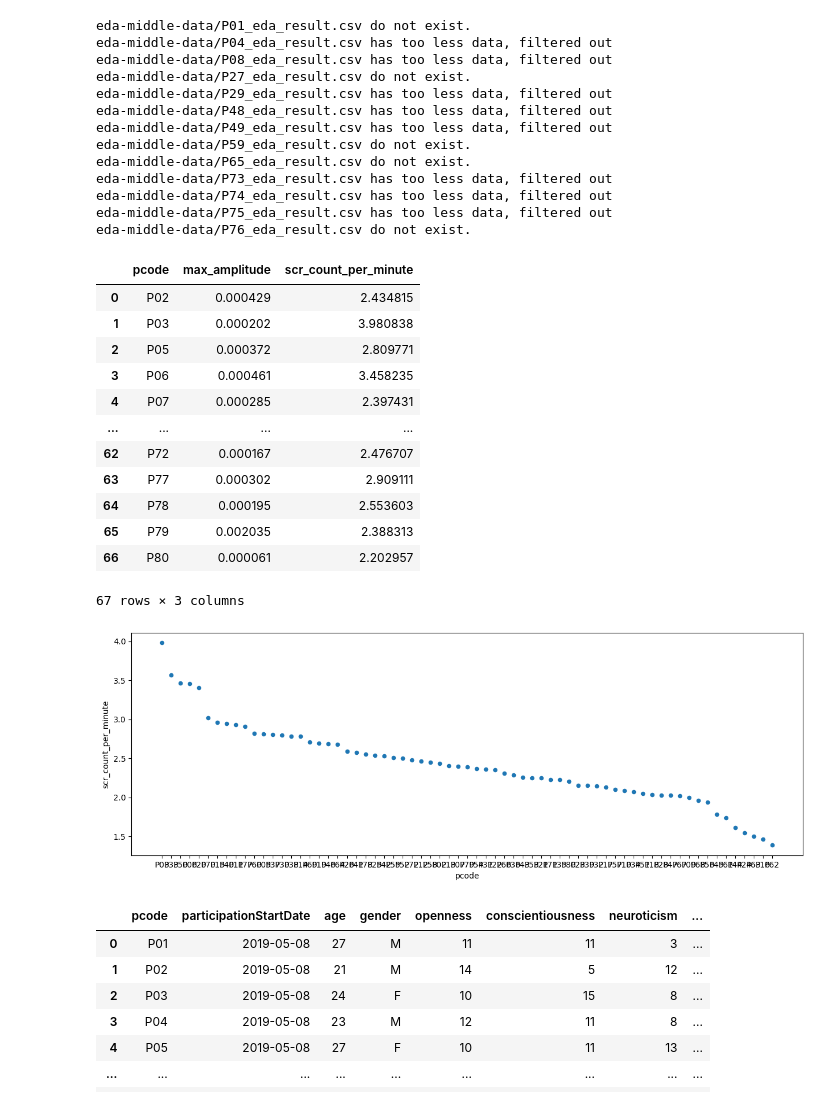
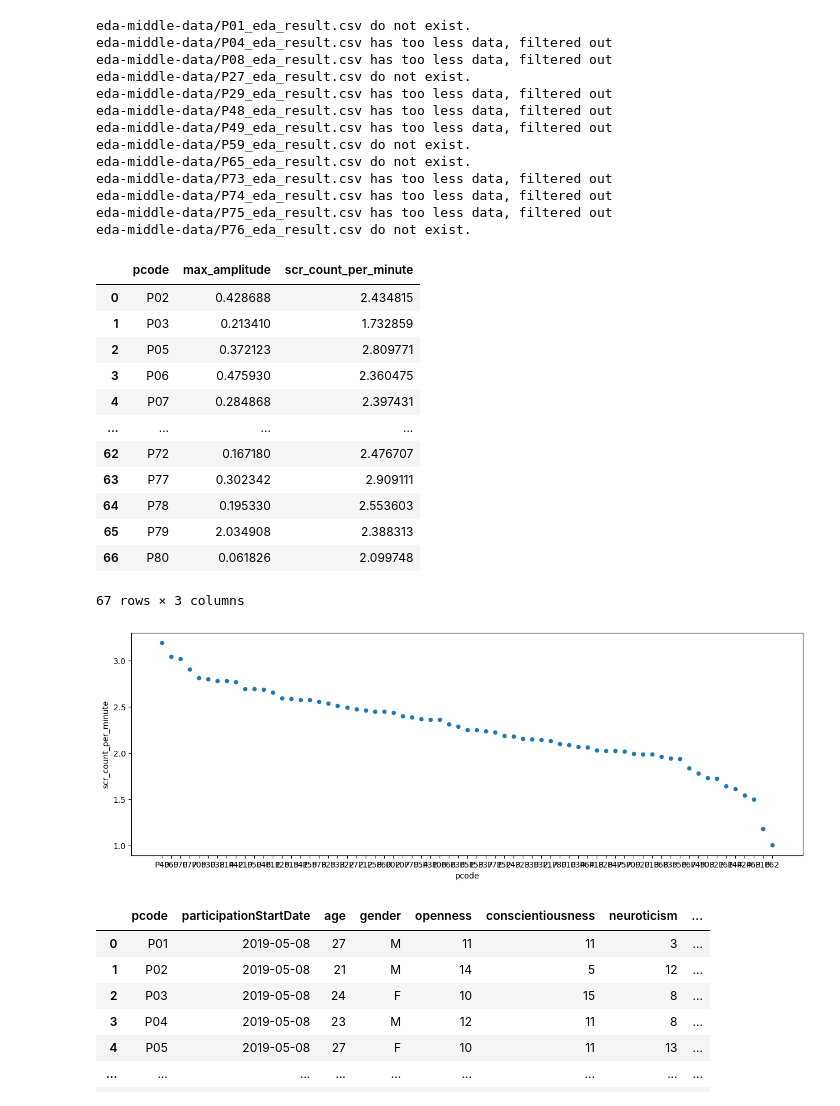
Before and after one commit to chenyfz/INFOMQNM-Project, a Jupyter notebook: eda_analyse.ipynb, the cells around one changed output. Cells and saved outputs as stored; diff of their text form; code cells hidden in the pictures.

```diff
--- a/eda_analyse.ipynb
+++ b/eda_analyse.ipynb
@@ -16,51 +16,59 @@ for p_index in range(80):
     participant_key = 'P' + str(p_index + 1).zfill(2)
     file_path = eda_middle_data_path + participant_key + '_eda_result.csv'
 
     if not os.path.isfile(file_path):
         print(file_path + ' do not exist.')
         continue
 
     df = pd.read_csv(file_path)
 
     if len(df) < 5:
         print(file_path + ' has too less data, filtered out')
         continue
 
-    res.loc[len(res)] = [participant_key, df['max_amplitude'].mean(), df['scr_count_per_minute'].mean()]
+    Q1 = df[measurement].quantile(0.25)
+    Q3 = df[measurement].quantile(0.75)
+    IQR = Q3 - Q1
+
+    outliers = ((df[measurement] < (Q1 - 1.5 * IQR)) | (df[measurement] > (Q3 + 1.5 * IQR)))
+
+    df_filtered = df[~outliers]
+
+    res.loc[len(res)] = [participant_key, df_filtered['max_amplitude'].mean(), df_filtered['scr_count_per_minute'].mean()]
 
 res
 # %% [output]
 eda-middle-data/P01_eda_result.csv do not exist.
 eda-middle-data/P04_eda_result.csv has too less data, filtered out
 eda-middle-data/P08_eda_result.csv has too less data, filtered out
 eda-middle-data/P27_eda_result.csv do not exist.
 eda-middle-data/P29_eda_result.csv has too less data, filtered out
 eda-middle-data/P48_eda_result.csv has too less data, filtered out
 eda-middle-data/P49_eda_result.csv has too less data, filtered out
 eda-middle-data/P59_eda_result.csv do not exist.
 eda-middle-data/P65_eda_result.csv do not exist.
 eda-middle-data/P73_eda_result.csv has too less data, filtered out
 eda-middle-data/P74_eda_result.csv has too less data, filtered out
 eda-middle-data/P75_eda_result.csv has too less data, filtered out
 eda-middle-data/P76_eda_result.csv do not exist.
 |  | pcode | max_amplitude | scr_count_per_minute |
-| 0 | P02 | 0.000429 | 2.434815 |
-| 1 | P03 | 0.000202 | 3.980838 |
-| 2 | P05 | 0.000372 | 2.809771 |
-| 3 | P06 | 0.000461 | 3.458235 |
-| 4 | P07 | 0.000285 | 2.397431 |
+| 0 | P02 | 0.428688 | 2.434815 |
+| 1 | P03 | 0.213410 | 1.732859 |
+| 2 | P05 | 0.372123 | 2.809771 |
+| 3 | P06 | 0.475930 | 2.360475 |
+| 4 | P07 | 0.284868 | 2.397431 |
 | ... | ... | ... | ... |
-| 62 | P72 | 0.000167 | 2.476707 |
-| 63 | P77 | 0.000302 | 2.909111 |
-| 64 | P78 | 0.000195 | 2.553603 |
-| 65 | P79 | 0.002035 | 2.388313 |
-| 66 | P80 | 0.000061 | 2.202957 |
+| 62 | P72 | 0.167180 | 2.476707 |
+| 63 | P77 | 0.302342 | 2.909111 |
+| 64 | P78 | 0.195330 | 2.553603 |
+| 65 | P79 | 2.034908 | 2.388313 |
+| 66 | P80 | 0.061826 | 2.099748 |
 67 rows × 3 columns
 # %%
 res.sort_values(by=measurement, ascending=False, inplace=True)
 plot = res.plot(x='pcode', y=measurement, kind='scatter', figsize=(15, 5))
 # %% [output]
-[figure, old version]
+[figure, new version]
 # %%
 df_subj = pd.read_csv('dataset/SubjData/UserInfo.csv')
 df_subj
```
Also changed, not shown: parts of 5 cells of this notebook, 2 other files.
